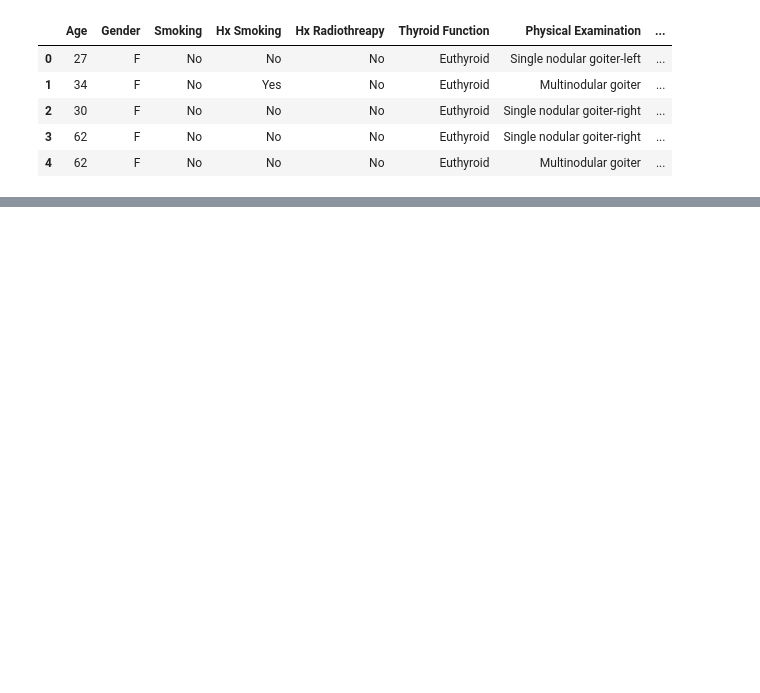
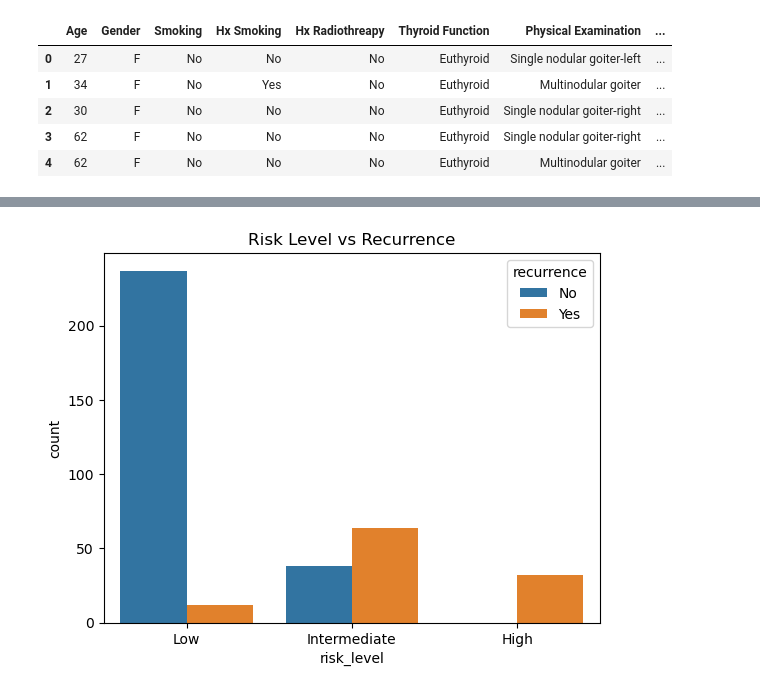
Before and after one commit to hassanh7n/thyroid_disease, a Jupyter notebook: notebooks/Thyroid_Disease.ipynb, the cells around one changed output, grey strips where cells are left out. Drawn from its saved outputs; the diff is of its cells as text; code cells hidden in the pictures; blank space fills up the shorter version.

```diff
--- a/notebooks/Thyroid_Disease.ipynb
+++ b/notebooks/Thyroid_Disease.ipynb
@@ -16,0 +203,6 @@ data.head()
+# %%
+sns.countplot(x='risk_level', hue='recurrence', data=df)
+plt.title("Risk Level vs Recurrence")
+plt.show()
+# %% [output]
+[figure, added]
```
Also changed, not shown: parts of 20 cells of this notebook.
